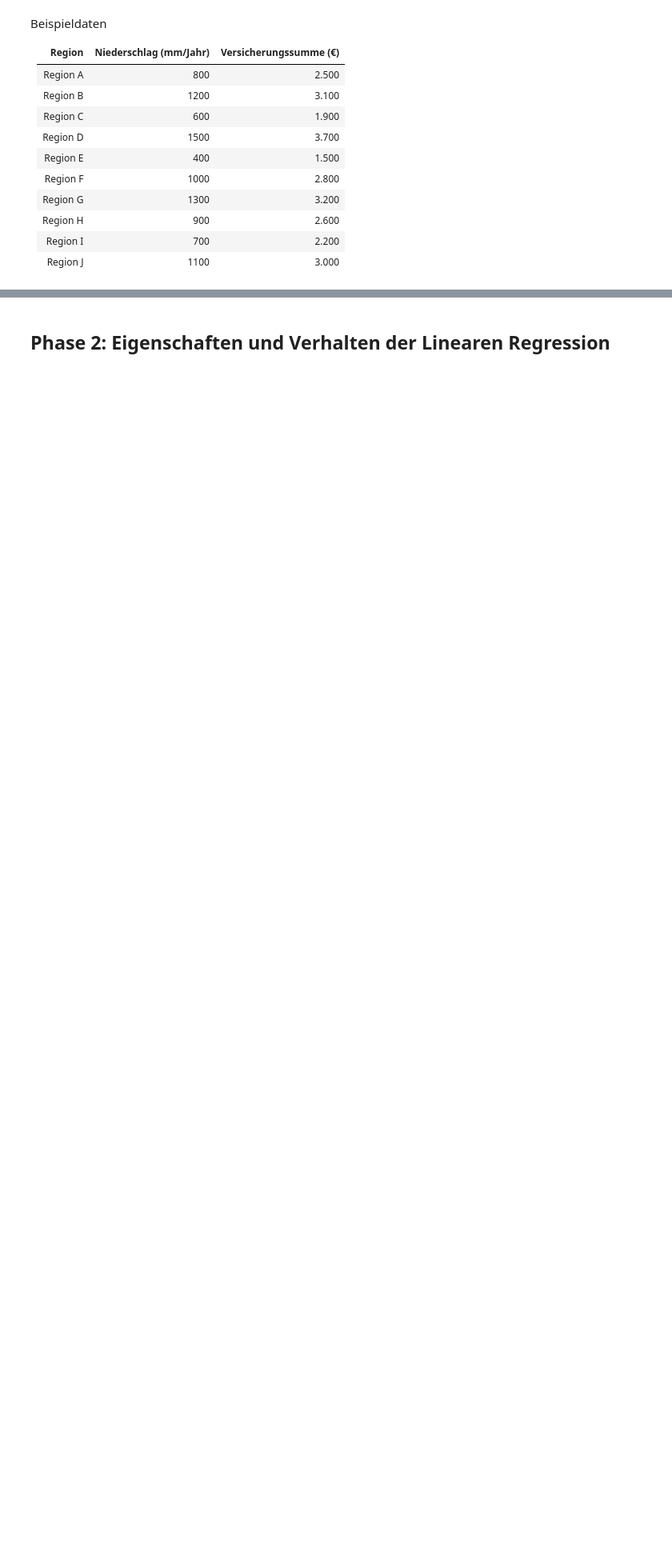
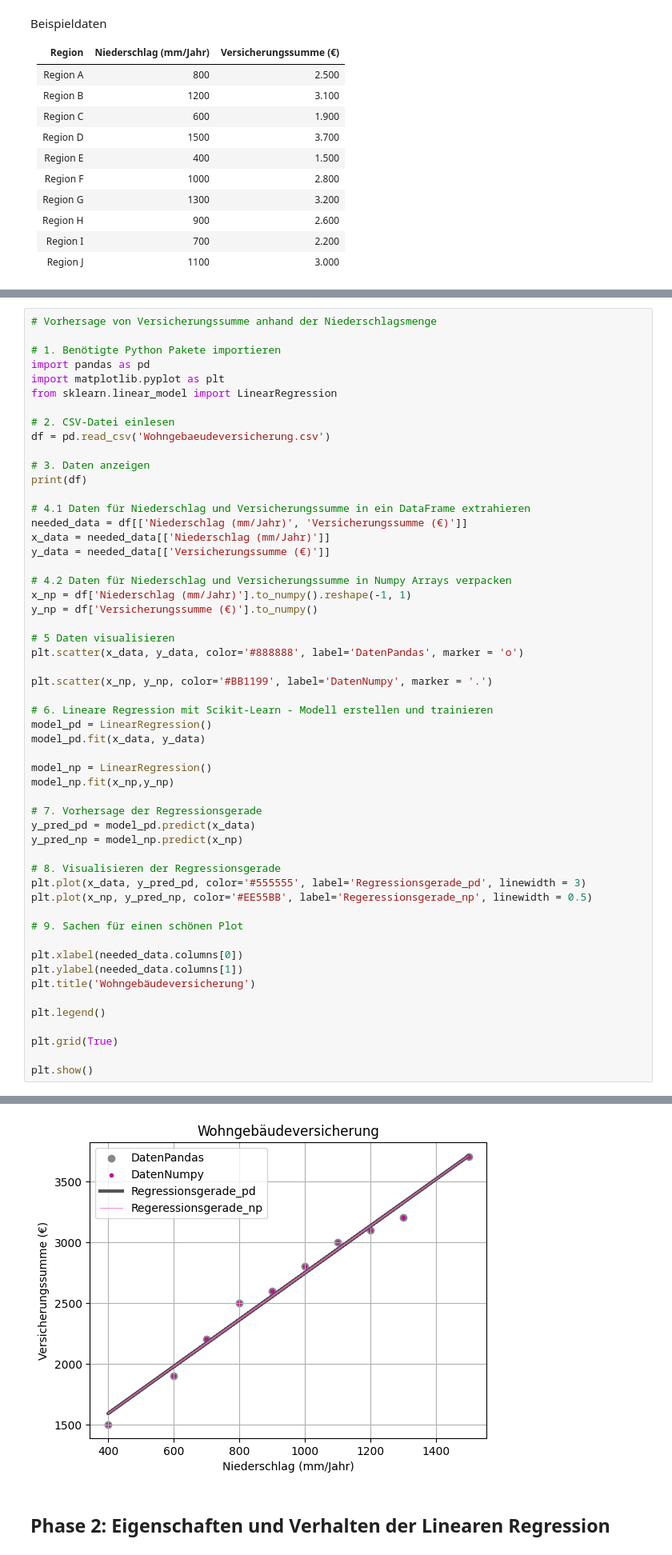
Before and after one commit to schaeferju/003_004, a Jupyter notebook: PythonGrundlagen_004/PythonGrundlagen_004.ipynb, the cells around one changed output, grey strips where cells are left out. Shown at 80% size. Cells and saved outputs as stored; diff of their text form; blank space fills up the shorter version.

```diff
--- a/PythonGrundlagen_004/PythonGrundlagen_004.ipynb
+++ b/PythonGrundlagen_004/PythonGrundlagen_004.ipynb
@@ -99,0 +82,55 @@ Beispieldaten
+# %%
+# Vorhersage von Versicherungssumme anhand der Niederschlagsmenge
+
+# 1. Benötigte Python Pakete importieren
+import pandas as pd
+import matplotlib.pyplot as plt
+from sklearn.linear_model import LinearRegression
+
+# 2. CSV-Datei einlesen
+df = pd.read_csv('Wohngebaeudeversicherung.csv')
+
+# 3. Daten anzeigen
+print(df)
+
+# 4.1 Daten für Niederschlag und Versicherungssumme in ein DataFrame extrahieren
+needed_data = df[['Niederschlag (mm/Jahr)', 'Versicherungssumme (€)']]
+x_data = needed_data[['Niederschlag (mm/Jahr)']]
+y_data = needed_data[['Versicherungssumme (€)']]
+
+# 4.2 Daten für Niederschlag und Versicherungssumme in Numpy Arrays verpacken
+x_np = df['Niederschlag (mm/Jahr)'].to_numpy().reshape(-1, 1)
+y_np = df['Versicherungssumme (€)'].to_numpy()
+
+# 5 Daten visualisieren
+plt.scatter(x_data, y_data, color='#888888', label='DatenPandas', marker = 'o')
+
+plt.scatter(x_np, y_np, color='#BB1199', label='DatenNumpy', marker = '.')
+
+# 6. Lineare Regression mit Scikit-Learn - Modell erstellen und trainieren
+model_pd = LinearRegression()
+model_pd.fit(x_data, y_data)
+
+model_np = LinearRegression()
+model_np.fit(x_np,y_np)
+
+# 7. Vorhersage der Regressionsgerade
+y_pred_pd = model_pd.predict(x_data)
+y_pred_np = model_np.predict(x_np)
+
+# 8. Visualisieren der Regressionsgerade
+plt.plot(x_data, y_pred_pd, color='#555555', label='Regressionsgerade_pd', linewidth = 3)
+plt.plot(x_np, y_pred_np, color='#EE55BB', label='Regeressionsgerade_np', linewidth = 0.5)
+
+# 9. Sachen für einen schönen Plot
+
+plt.xlabel(needed_data.columns[0])
+plt.ylabel(needed_data.columns[1])
+plt.title('Wohngebäudeversicherung')
+
+plt.legend()
+
+plt.grid(True)
+
+plt.show()
+# %% [output]
@@ -100,3 +148,4 @@ Beispieldaten
+[figure, added]
 # %% [markdown]
 ## Phase 2: Eigenschaften und Verhalten der Linearen Regression
 # %% [markdown]
```
Also changed, not shown: parts of 8 cells of this notebook.
